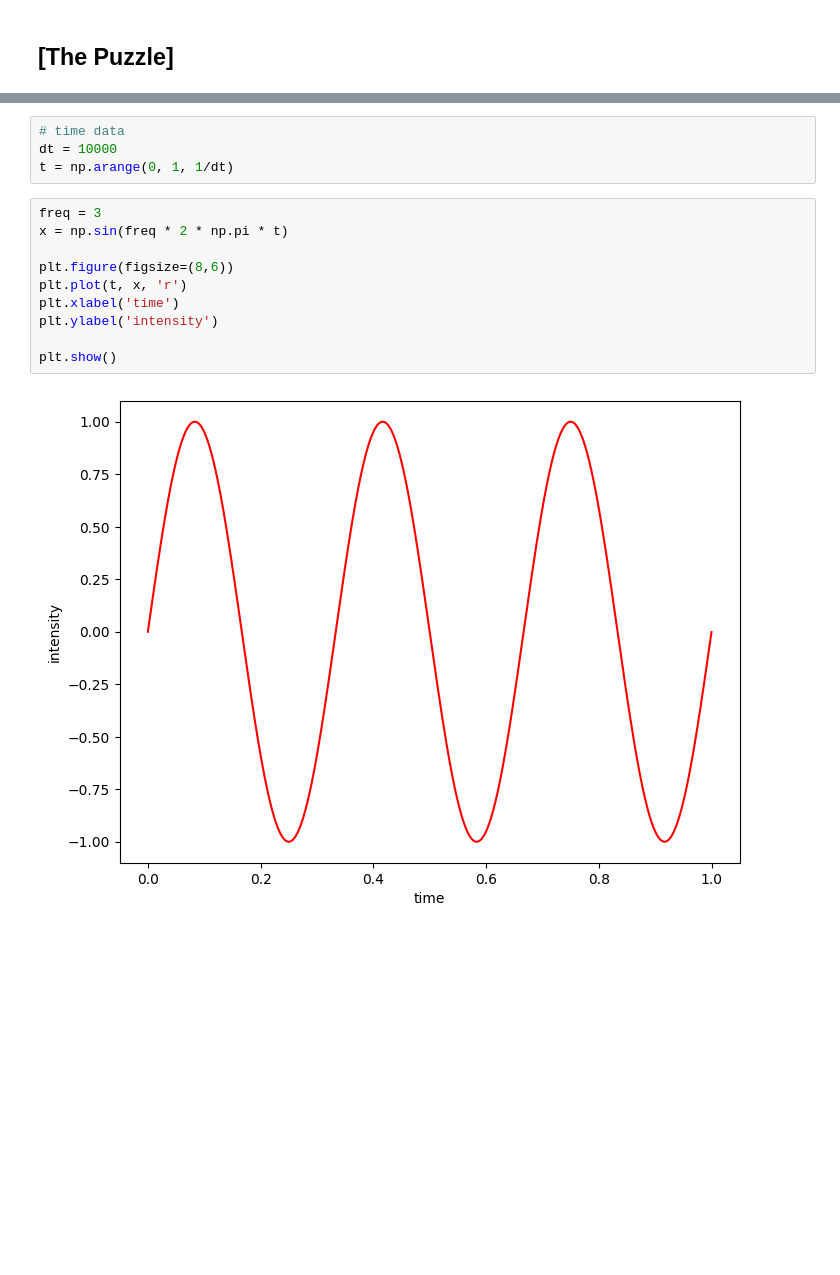
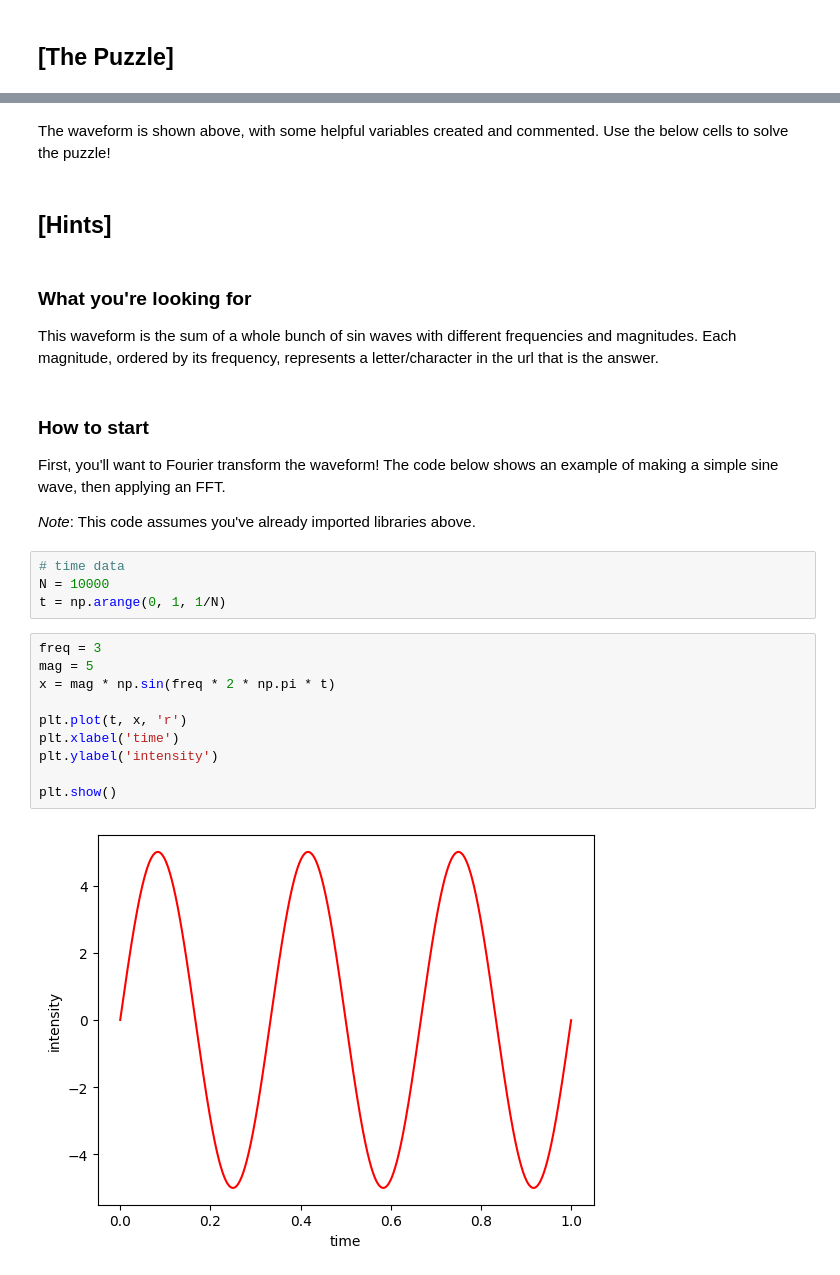
Before and after one commit to Humboldt-Penguin/SPS_23Sp_PythonHackEvent, a Jupyter notebook: exercises/04_fourier_transforming/04_fourier_transforming.ipynb, the cells around one changed output, grey strips where cells are left out. Drawn from its saved outputs; the diff is of its cells as text; blank space fills up the shorter version.

```diff
--- a/exercises/04_fourier_transforming/04_fourier_transforming.ipynb
+++ b/exercises/04_fourier_transforming/04_fourier_transforming.ipynb
@@ -17,17 +39,31 @@ import matplotlib.pyplot as plt
+# %% [markdown]
+The waveform is shown above, with some helpful variables created and commented. Use the below cells to solve the puzzle!
+# %% [markdown]
+## [Hints]
+# %% [markdown]
+### What you're looking for
+
+This waveform is the sum of a whole bunch of sin waves with different frequencies and magnitudes. Each magnitude, ordered by its frequency, represents a letter/character in the url that is the answer.
+# %% [markdown]
+### How to start
+
+First, you'll want to Fourier transform the waveform! The code below shows an example of making a simple sine wave, then applying an FFT.
+
+_Note_: This code assumes you've already imported libraries above.
 # %%
 # time data
-dt = 10000
-t = np.arange(0, 1, 1/dt)
+N = 10000
+t = np.arange(0, 1, 1/N)
 # %%
 freq = 3
-x = np.sin(freq * 2 * np.pi * t)
+mag = 5
+x = mag * np.sin(freq * 2 * np.pi * t)
 
-plt.figure(figsize=(8,6))
 plt.plot(t, x, 'r')
 plt.xlabel('time')
 plt.ylabel('intensity')
 
 plt.show()
 # %% [output]
-[figure, old version]
+[figure, new version]
 # %% [markdown]
```
Also changed, not shown: parts of 11 cells of this notebook, 1 other file.
